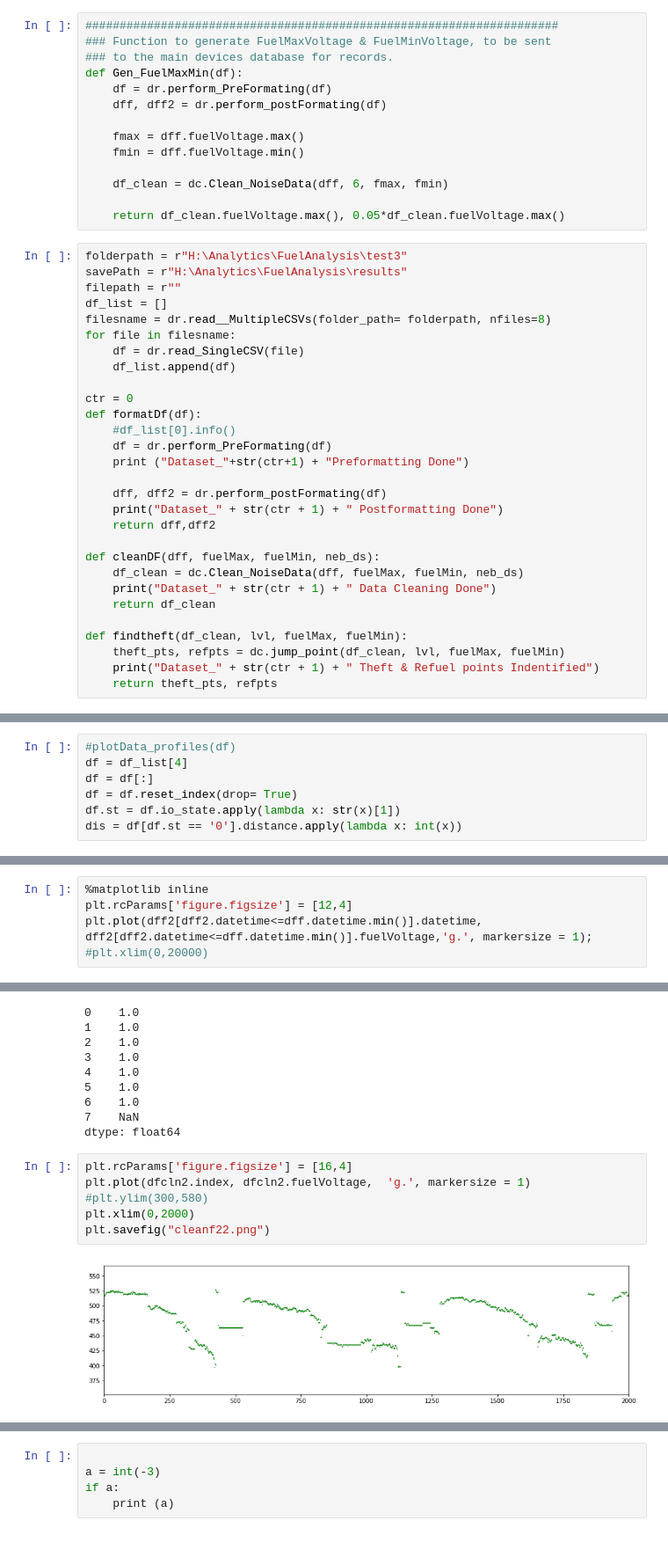
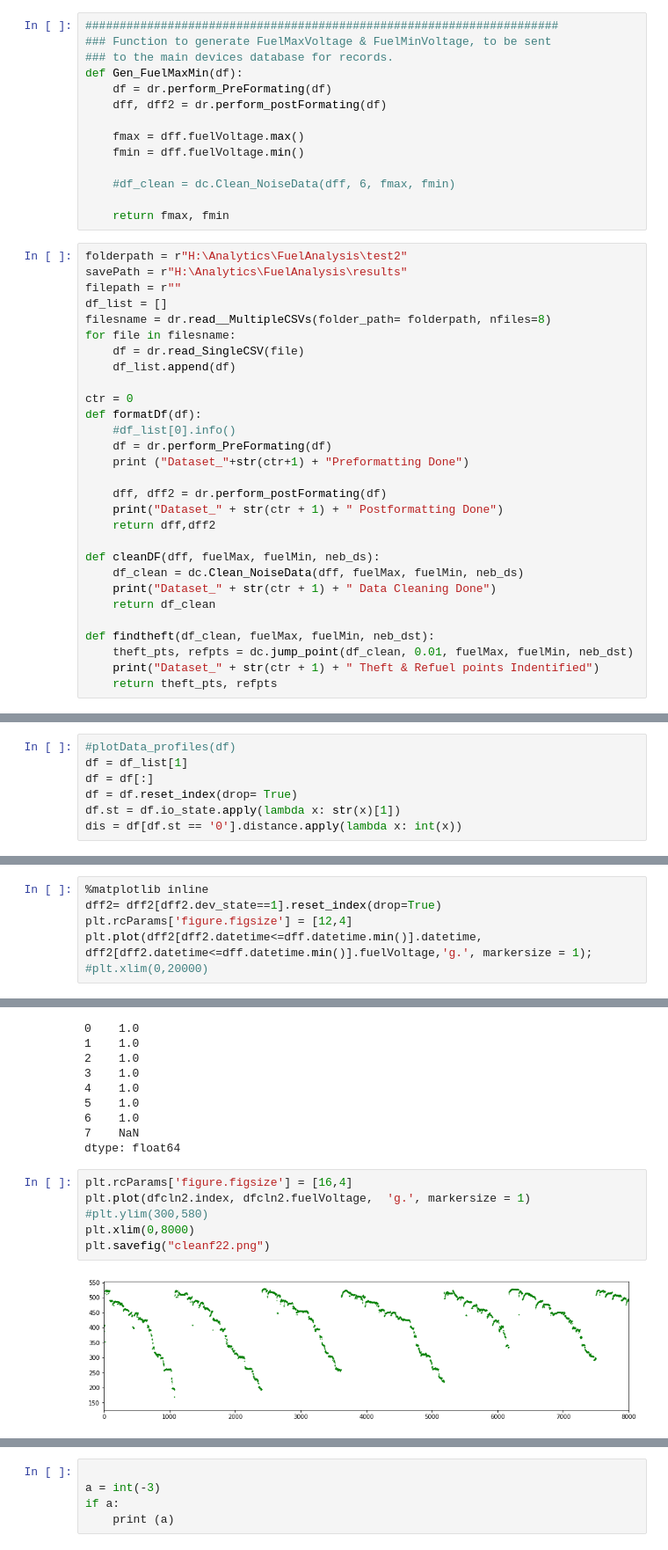
Before and after one commit to manjeet87/Signal_Analysis_UsingPython, a Jupyter notebook: Loconav/Fuel Data Analysis- ContinuousForm_MergedFile.ipynb, the cells around one changed output, grey strips where cells are left out. Shown at 88% size. Drawn from its saved outputs; the diff is of its cells as text.

```diff
--- a/Loconav/Fuel Data Analysis- ContinuousForm_MergedFile.ipynb
+++ b/Loconav/Fuel Data Analysis- ContinuousForm_MergedFile.ipynb
@@ -183,11 +185,11 @@ def Gen_FuelMaxMin(df):
     fmax = dff.fuelVoltage.max()
     fmin = dff.fuelVoltage.min()
 
-    df_clean = dc.Clean_NoiseData(dff, 6, fmax, fmin)
+    #df_clean = dc.Clean_NoiseData(dff, 6, fmax, fmin)
 
-    return df_clean.fuelVoltage.max(), 0.05*df_clean.fuelVoltage.max()
+    return fmax, fmin
 # %%
-folderpath = r"H:\Analytics\FuelAnalysis\test3"
+folderpath = r"H:\Analytics\FuelAnalysis\test2"
 savePath = r"H:\Analytics\FuelAnalysis\results"
 filepath = r""
 df_list = []
@@ -211,8 +213,8 @@ def cleanDF(dff, fuelMax, fuelMin, neb_ds):
     print("Dataset_" + str(ctr + 1) + " Data Cleaning Done")
     return df_clean
 
-def findtheft(df_clean, lvl, fuelMax, fuelMin):
-    theft_pts, refpts = dc.jump_point(df_clean, lvl, fuelMax, fuelMin)
+def findtheft(df_clean, fuelMax, fuelMin, neb_dst):
+    theft_pts, refpts = dc.jump_point(df_clean, 0.01, fuelMax, fuelMin, neb_dst)
     print("Dataset_" + str(ctr + 1) + " Theft & Refuel points Indentified")
     return theft_pts, refpts
 # %% [output]
@@ -224,6 +230,6 @@ H:\Analytics\FuelAnalysis\test3\cordinates_009821939801.csv
 # %%
 #plotData_profiles(df)
-df = df_list[4]
+df = df_list[1]
 df = df[:]
 df = df.reset_index(drop= True)
 df.st = df.io_state.apply(lambda x: str(x)[1])
@@ -362,5 +361,6 @@ Timestamp('2017-12-16 07:36:03')
 # %%
 %matplotlib inline
+dff2= dff2[dff2.dev_state==1].reset_index(drop=True)
 plt.rcParams['figure.figsize'] = [12,4]
 plt.plot(dff2[dff2.datetime<=dff.datetime.min()].datetime, dff2[dff2.datetime<=dff.datetime.min()].fuelVoltage,'g.', markersize = 1);
 #plt.xlim(0,20000)
@@ -538,9 +538,9 @@ dtype: float64
 # %%
 plt.rcParams['figure.figsize'] = [16,4]
 plt.plot(dfcln2.index, dfcln2.fuelVoltage,  'g.', markersize = 1)
 #plt.ylim(300,580)
-plt.xlim(0,2000)
+plt.xlim(0,8000)
 plt.savefig("cleanf22.png")
 # %% [output]
-[figure, old version]
+[figure, new version]
 # %%
```
Also changed, not shown: parts of 60 cells of this notebook, 6 other files.
